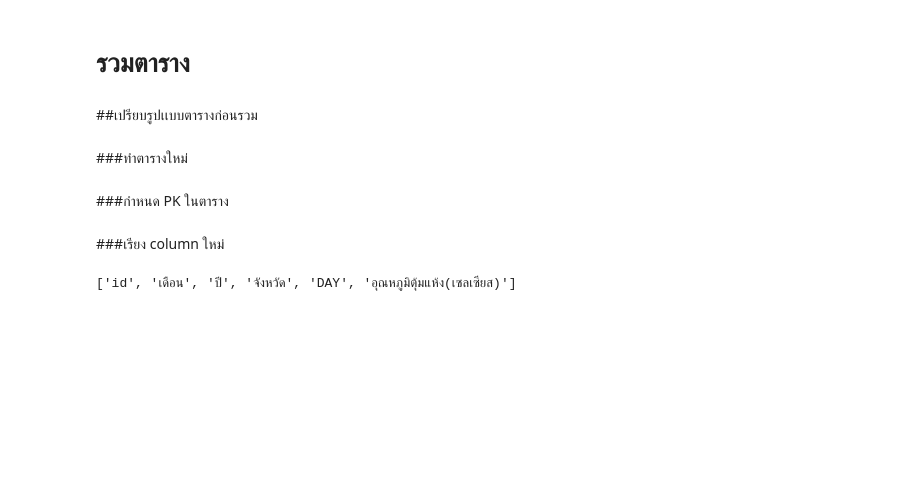
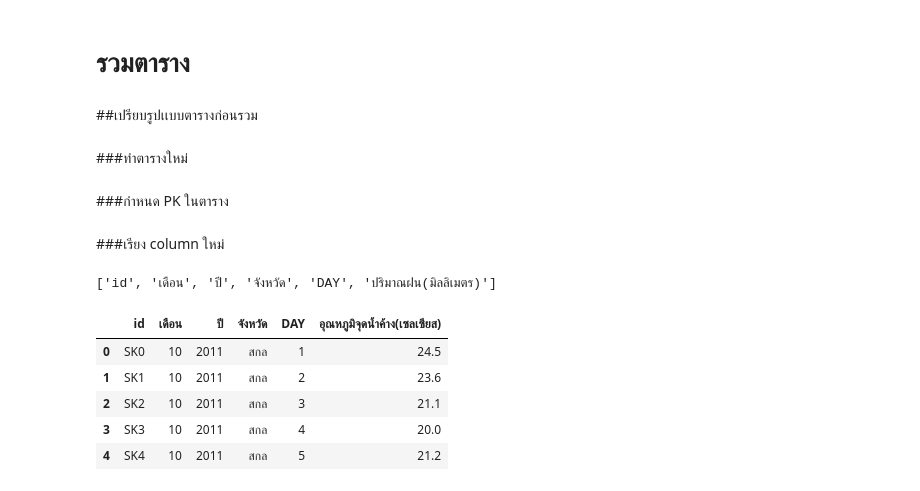
Before and after one commit to Tawanss/BSC_DPDM2023, a Jupyter notebook: midterm_bscdpdm23.ipynb, the cells around one changed output. Cells and saved outputs as stored; diff of their text form; code cells hidden in the pictures; blank space fills up the shorter version.

```diff
--- a/midterm_bscdpdm23.ipynb
+++ b/midterm_bscdpdm23.ipynb
@@ -603,8 +672,2 @@ Dry_temp_loei_mit['id']=["L{}".format(i) for i in range(len(Dry_temp_loei_mit['
 # %% [markdown]
 ###เรียง column ใหม่
-# %%
-cols = Dry_temp_loei_mit.columns.tolist()
-cols = cols[-1:] + cols[:-1]
-cols
-# %% [output]
-['id', 'เดือน', 'ปี', 'จังหวัด', 'DAY', 'อุณหภูมิตุ้มแห้ง(เซลเซียส)']
@@ -624,0 +674,27 @@ Dry_temp_loei_mit=Dry_temp_loei_mit[cols]
+# %%
+cols_Dry = Dry_temp_loei_mit.columns.tolist()
+cols_Dry = cols_Dry[-1:] + cols_Dry[:-1]
+cols_Dry
+cols_lower = lower_temp_loei_mit.columns.tolist()
+cols_lower = cols_lower[-1:] + cols_lower[:-1]
+cols_lower
+cols_Dew = Dew_temp_loei_mit.columns.tolist()
+cols_Dew = cols_Dew[-1:] + cols_Dew[:-1]
+cols_Dew
+cols_Airpressure = Airpressure_temp_loei_mit.columns.tolist()
+cols_Airpressure = cols_Airpressure[-1:] + cols_Airpressure[:-1]
+cols_Airpressure
+cols_Rhumidity = Rhumidity_temp_loei_mit.columns.tolist()
+cols_Rhumidity = cols_Rhumidity[-1:] + cols_Rhumidity[:-1]
+cols_Rhumidity
+cols_Wind_velocity = Wind_velocity_loei_mit.columns.tolist()
+cols_Wind_velocity = cols_Wind_velocity[-1:] + cols_Wind_velocity[:-1]
+cols_Wind_velocity
+cols_Clouds = Clouds_loei_mit.columns.tolist()
+cols_Clouds = cols_Clouds[-1:] + cols_Clouds[:-1]
+cols_Clouds
+cols_Rainfall = Rainfall_loei_mit.columns.tolist()
+cols_Rainfall = cols_Rainfall[-1:] + cols_Rainfall[:-1]
+cols_Rainfall
+# %% [output]
+['id', 'เดือน', 'ปี', 'จังหวัด', 'DAY', 'ปริมาณฝน(มิลลิเมตร)']
@@ -624,0 +750,9 @@ Dry_temp_loei_mit=Dry_temp_loei_mit[cols]
+# %%
+Dew_temp_Sakon_mit.head()
+# %% [output]
+|  | id | เดือน | ปี | จังหวัด | DAY | อุณหภูมิจุดน้ำค้าง(เซลเซียส) |
+| 0 | SK0 | 10 | 2011 | สกล | 1 | 24.5 |
+| 1 | SK1 | 10 | 2011 | สกล | 2 | 23.6 |
+| 2 | SK2 | 10 | 2011 | สกล | 3 | 21.1 |
+| 3 | SK3 | 10 | 2011 | สกล | 4 | 20.0 |
+| 4 | SK4 | 10 | 2011 | สกล | 5 | 21.2 |
```
Also changed, not shown: parts of 5 cells of this notebook.
